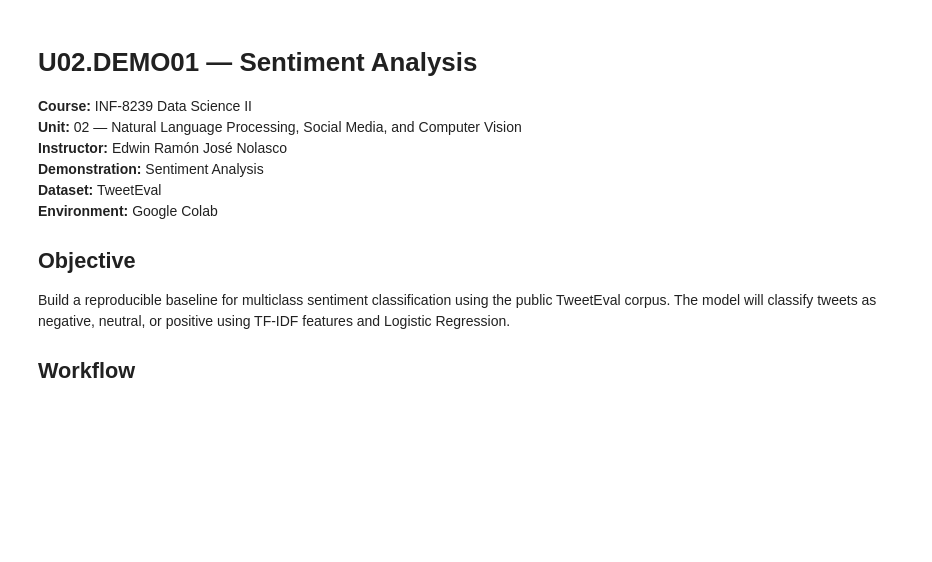
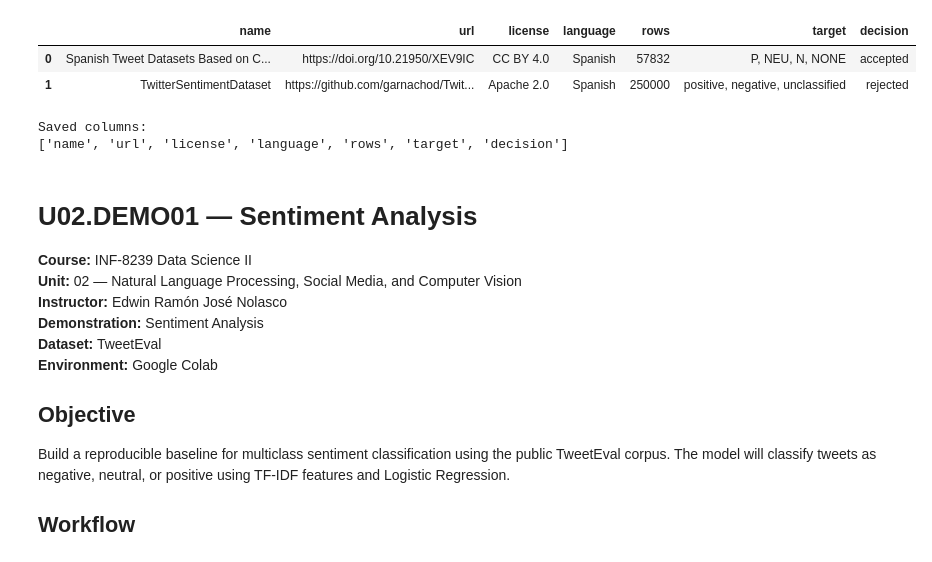
Before and after one commit to pascual-francisco/INF-8239-Ciencia-de-Datos-II, a Jupyter notebook: Unit_02_Natural_Language_Processing/notebooks/U02.LAB04.ipynb, the cells around one changed output. Cells and saved outputs as stored; diff of their text form; code cells hidden in the pictures; blank space fills up the shorter version.

```diff
--- a/Unit_02_Natural_Language_Processing/notebooks/U02.LAB04.ipynb
+++ b/Unit_02_Natural_Language_Processing/notebooks/U02.LAB04.ipynb
@@ -59,3 +263,25 @@ Resolving deltas: 100% (371/371), done.
+# %%
+# ==============================================================================
+# CELL 05 — VERIFY THE SAVED CANDIDATE COMPARISON
+# Objective: Reload the saved CSV file and confirm that its content and
+# column structure were preserved correctly.
+# ==============================================================================
+
+# Reload the CSV file directly from the project directory.
+saved_candidates_df = pd.read_csv(candidates_file)
+
+# Display the saved comparison table.
+display(saved_candidates_df)
+
+# Display the preserved column names.
+print("Saved columns:")
+print(saved_candidates_df.columns.tolist())
+# %% [output]
+|  | name | url | license | language | rows | target | decision |
+| 0 | Spanish Tweet Datasets Based on C... | https://doi.org/10.21950/XEV9IC | CC BY 4.0 | Spanish | 57832 | P, NEU, N, NONE | accepted |
+| 1 | TwitterSentimentDataset | https://github.com/garnachod/Twit... | Apache 2.0 | Spanish | 250000 | positive, negative, unclassified | rejected |
+Saved columns:
+['name', 'url', 'license', 'language', 'rows', 'target', 'decision']
 # %% [markdown]
 # U02.DEMO01 — Sentiment Analysis
 
```
Also changed, not shown: parts of 5 cells of this notebook, 1 other file.
